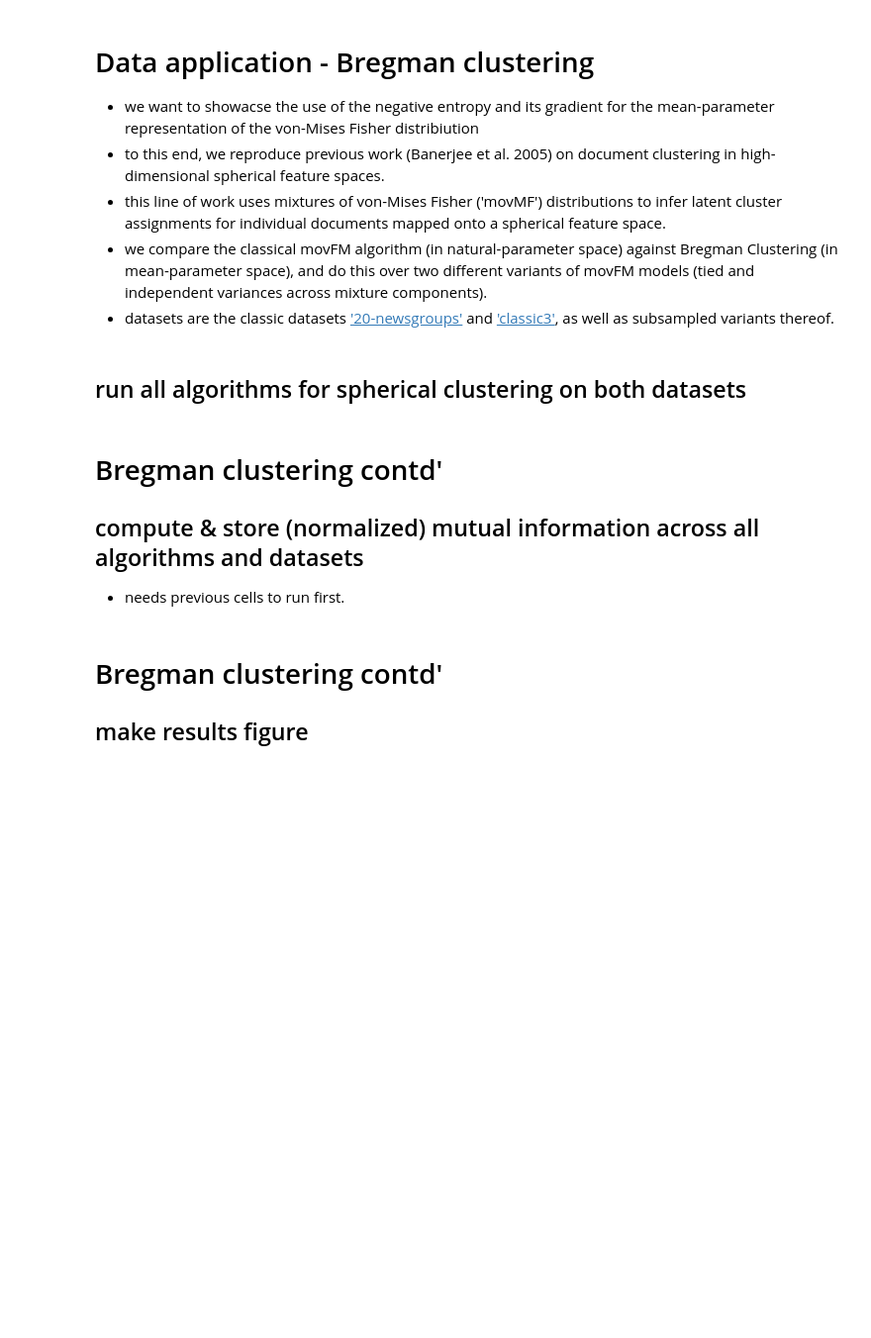
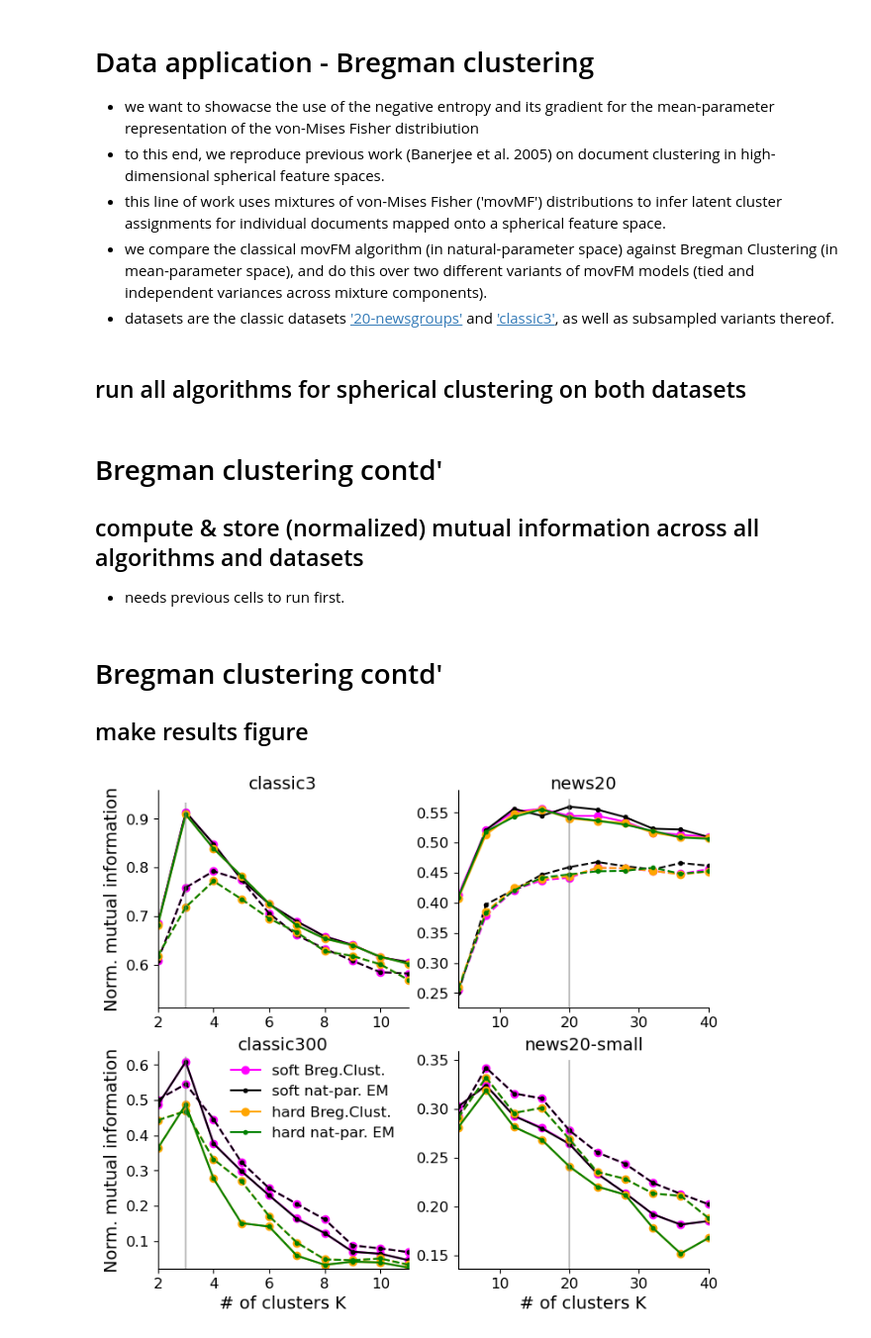
Before and after one commit to mnonnenm/vonMisesFisher_negativeEntropy, a Jupyter notebook: experiments.ipynb, the cells around one changed output. Shown: that part at 99% size. Saved outputs shown, nothing was run; the diff lists cells and outputs as text; code cells hidden in the pictures; blank space fills up the shorter version.

```diff
--- a/experiments.ipynb
+++ b/experiments.ipynb
@@ -593,6 +593,18 @@ alg_names = ['spkmeans',
              'hardBregClust',
              'hardmovMF',
              'hardmovMF']
+
+alg_names_disp = ['spkmeans',
+             'soft Breg.Clust.',
+             'soft Breg.Clust.',
+             'soft nat-par. EM',
+             'soft nat-par. EM',
+             'hard Breg.Clust.',
+             'hard Breg.Clust.',
+             'hard nat-par. EM',
+             'hard nat-par. EM']
+
+dataset_names_dips = ['classic3', 'classic300', 'news20', 'news20-small']
 
 Kminmax= [[2,11], [4,40]]
 true_Ks = [3, 20]
@@ -620,33 +632,35 @@ for j in range(len(fn_rootroots)): # over datasets
         out = dict(np.load(
             f'{fn_rootroot}NMIs_{n_repets}repets_seed_0_v{version}__K{Kminmax[j][0]}_{Kminmax[j][1]}.npy',
             allow_pickle=True).tolist())
 
         for f in range(len(alg_names)):
             if alg_names[f] == 'spkmeans':
                 pass
             elif lnstl[f] == '-':
-                plt.plot(out['K_range'], out['MIs'].mean(axis=1)[f], label=alg_names[f],
+                plt.plot(out['K_range'], out['MIs'].mean(axis=1)[f], label=alg_names_disp[f],
                          color=clrs[f], linestyle=lnstl[f], marker=mrkrs[f])
             else:
                 plt.plot(out['K_range'], out['MIs'].mean(axis=1)[f],
                          color=clrs[f], linestyle=lnstl[f], marker=mrkrs[f])
-        plt.title(fn_rootroot[8:-1], fontsize=fontsize, y=0.97)
+        plt.title(dataset_names_dips[2*j+i], fontsize=fontsize, y=0.97)
         plt.xlim([Kminmax[j][0], Kminmax[j][1]])
         plt.plot([true_Ks[j], true_Ks[j]], [0.9*out['MIs'].mean(axis=1).min(), 1.02*out['MIs'].mean(axis=1).max()],
                  color='gray', alpha=0.5)
         plt.ylim([0.9*out['MIs'].mean(axis=1).min(), 1.05*out['MIs'].mean(axis=1).max()])
         plt.yticks(fontsize=ticksize)
         plt.xticks(fontsize=ticksize)
-        if i == 0 and j == 0:
+        if i == 1 and j == 0:
             plt.legend(fontsize=ticksize, frameon=False)
         if j == 0:
             plt.ylabel('Norm. mutual information', fontsize=fontsize)
         if i == 1:
             plt.xlabel('# of clusters K', fontsize=fontsize)
 
 for i in range(4):
     ax = plt.subplot(2,2,i+1)
     ax.spines[['right', 'top']].set_visible(False)
 
 plt.savefig('fig3.pdf', bbox_inches='tight')
 plt.show()
+# %% [output]
+[figure, added]
```
Also changed, not shown: parts of 7 cells of this notebook, 1 other file.
